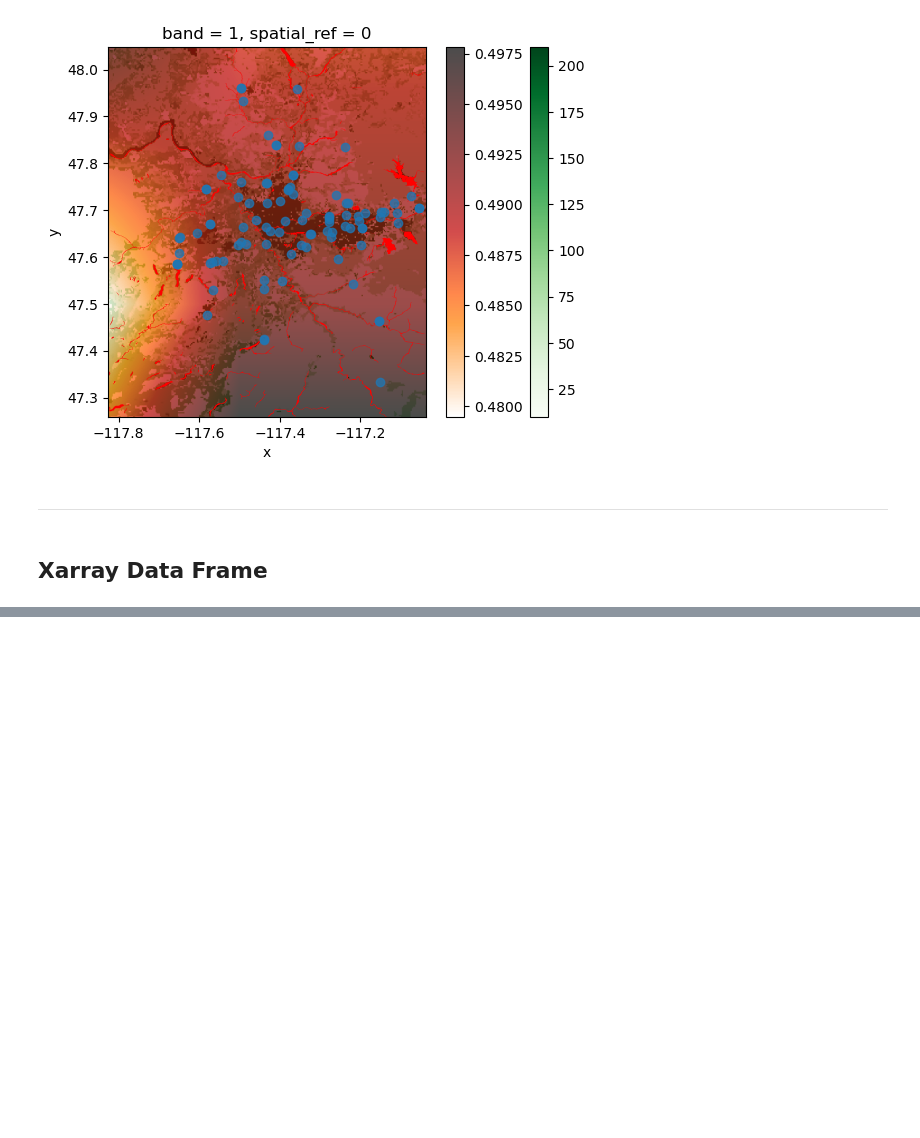
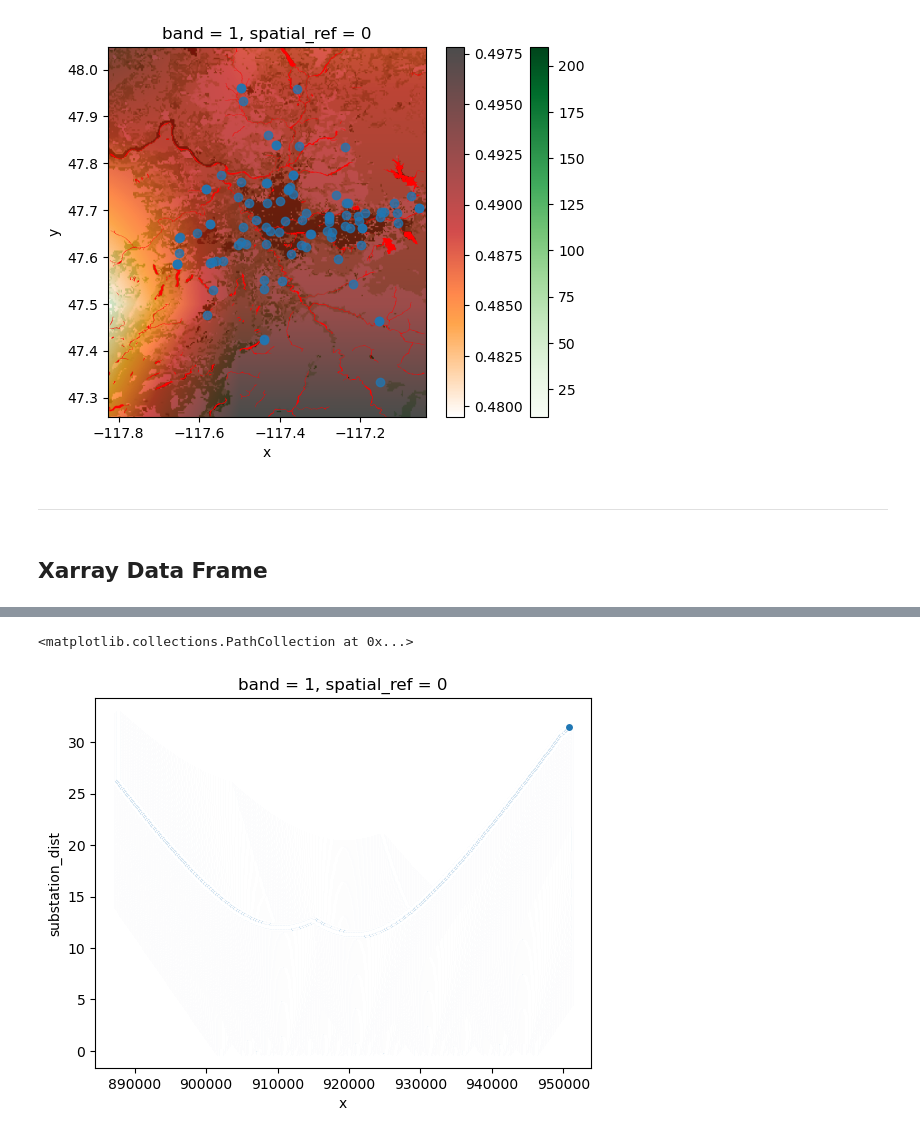
Before and after one commit to UW-GDA/Solar-Energy-Feasibility, a Jupyter notebook: Land_Use_au.ipynb, the cells around one changed output, grey strips where cells are left out. Saved outputs shown, nothing was run; the diff lists cells and outputs as text; code cells hidden in the pictures; blank space fills up the shorter version.

```diff
--- a/Land_Use_au.ipynb
+++ b/Land_Use_au.ipynb
@@ -105,2 +106,13 @@ census_df = get_census_data(tables, state_fips, county_fips)
 tract_geom_gdf = get_census_tract_geom(state_fips, county_fips).to_crs(parks_gdf.crs)
 spokane_gdf = gpd.GeoDataFrame(census_df.join(tract_geom_gdf)).to_crs(parks_gdf.crs)
+# %%
+hull = tract_geom_gdf.geometry.unary_union.convex_hull
+cent = hull.centroid
+
+cent_lon =cent.x
+cent_lat = cent.y
+min_lat = tract_geom_gdf.bounds["miny"].min().item()
+max_lat = tract_geom_gdf.bounds["maxy"].max().item()
+
+proj_str_aea = f'+proj=aea +lat_1={min_lat:0.2f} +lat_2={max_lat:0.2f} +lat_0={cent_lat:0.2f} +lon_0={cent_lon:0.2f}'
+print(proj_str_aea)
@@ -132,7 +146,7 @@ slope_fn = os.path.splitext(proj_fn)[0]+'_slope.tif'
 0...10...20...30...40...50...60...70...80...90...100 - done.
 # %%
 slope_ras = rxr.open_rasterio(slope_fn, masked=True).squeeze()
-slope_ras = slope_ras.rio.reproject(spokane_gdf.crs)
+slope_ras = slope_ras.rio.reproject(proj_str_aea)
 
 census_geom = spokane_gdf.geometry.union_all()
-slope_spo = slope_ras.rio.clip([census_geom], spokane_gdf.crs)
+slope_spo = slope_ras.rio.clip([census_geom])
@@ -248,0 +286,7 @@ merged_df = xr.merge([flood_da, station_dist_da, radiation_da, land_use_da, slop
+# %%
+f, ax = plt.subplots()
+
+merged_df['substation_dist'].plot.scatter(ax=ax)
+# %% [output]
+<matplotlib.collections.PathCollection at 0x...>
+[figure, added]
```
Also changed, not shown: parts of 13 cells of this notebook.
